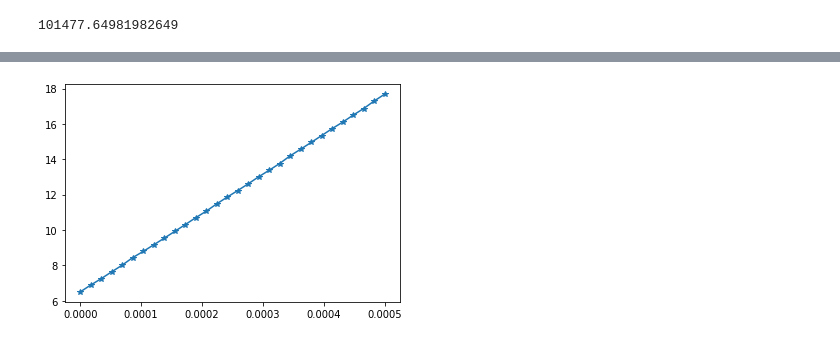
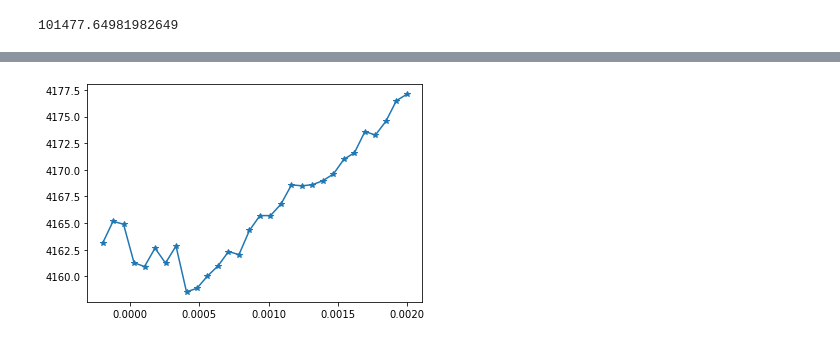
Before and after one commit to jsalfi/qstlab, a Jupyter notebook: IV characteristics.ipynb, the cells around one changed output, grey strips where cells are left out. Cells and saved outputs as stored; diff of their text form; code cells hidden in the pictures.

Commit message:
Updated the IV characteristics with Aug 2 leakage data at 4K; Also uploaded the qdac driver

```diff
--- a/IV characteristics.ipynb
+++ b/IV characteristics.ipynb
@@ -914,0 +956,16 @@ This data is between pin 18 and 23
+# %%
+# qdacExample.py
+# Copyright QDevil ApS, 2018, 2019
+VERSION = "1.21"
+
+import qdac
+import random
+import math
+
+with qdac.qdac('COM5') as q:
+    print("QDAC Serial number: %s" % q.getSerialNumber())
+    print("Number of channels: %d" % q.getNumberOfChannels())
+
+    print("-----------------------------------------------")
+    print("Setting Channel 1 voltage range to 10 V")
+    result = q.setVoltageRange(channel=1, theRange=10)
@@ -1119,3 +1160,0 @@ All done! Setting Voltage at channel 1 to zero {'Voltage': 0.0, 'Digital': 59}
-# %%
-with qdac.qdac('COM3') as q:
-        q.restart()
@@ -1396,14 +1416,41 @@ All done! Setting Voltage at channel 1 to zero {'Voltage': 0.0, 'Digital': 59}
 # %%
+import os
+import nidaqmx
+import numpy as np
+from scipy import signal
+import matplotlib.pyplot as plt
+import qdac
+from nidaqmx.constants import AcquisitionType as AcqType
+from nidaqmx.constants import TerminalConfiguration as TermConfig
+from datetime import datetime
+
+
+%matplotlib inline
+
+
+os.chdir('/Users/Measurement2/OneDrive/GroupShared/Data/Qsim/20200902/Leakage')
+
+with open('filenum.txt', 'r') as f:
+  filenum = f.readline()
+
+print(filenum)
+
+
+
+
 N = 30
-voltages = np.linspace(0, 500e-6, num=N)
+voltages = np.linspace(-200e-6, 2e-3, num=N)
 currents = np.zeros(N)
 
-with qdac.qdac('COM3') as q:
+
+
+
+with qdac.qdac('COM5') as q:
         print('Setting Current range at channel 1 to 1uA: ', q.setCurrentRange(1, 1e-6))
         print('Setting Voltage range at channel 1 to 1 V: ', q.setVoltageRange(1, 1))
 
 for i in np.arange(N):
-    with qdac.qdac('COM3') as q:
+    with qdac.qdac('COM5') as q:
         print('Setting Voltage at channel 1 is: ', q.setDCVoltage(1, voltages[i]), ' V')
         gain = 1e6 # gain of the preamps
 
@@ -1418,7 +1465,7 @@ for i in np.arange(N):
         with nidaqmx.Task() as acqu_task:
             # Set acquisition channels and specs
             # Change the voltage range if necessary
-            acqu_task.ai_channels.add_ai_voltage_chan("Dev1/ai0",terminal_config=TermConfig.DIFFERENTIAL,min_val=-10,max_val=10)
+            acqu_task.ai_channels.add_ai_voltage_chan("Dev2/ai0",terminal_config=TermConfig.DIFFERENTIAL,min_val=-10,max_val=10)
             acqu_task.timing.cfg_samp_clk_timing(rs_acqu,sample_mode=AcqType.FINITE,samps_per_chan=ns_acqu)
 
             # Start acquisition
@@ -1434,12 +1481,33 @@ for i in np.arange(N):
 
             currents[i] = current_i.mean()
 
-with qdac.qdac('COM3') as q:
+with qdac.qdac('COM5') as q:
         print('All done! Setting Voltage at channel 1 to zero', q.setDCVoltage(1, 0), ' V')
 
 plt.figure()
 plt.plot(voltages, currents, '-*')
 
-R = (voltages[-1]-voltages[0])/(currents[-1]-currents[0])
-print(R*1e9)
+x=voltages
+y=currents
+data = np.column_stack((x, y))
+date=datetime.now()
+header="Meas info: I-V Leakage sample,Between (23,28); gain=1e6; changed the excitation range to (-200uv-->2mV) \n  "
+header+="TMC~4K"
+header+=str(date)+"\n"
+header+= "x=V(V), y=I(nA)\n"
+
+
+path=os.getcwd()
+print(os.getcwd())
+
+filename='dat'+str(filenum)
+print(filename)
+
+with open(os.path.join(path,filename), 'ab') as file:
+    np.savetxt(file,data,header=header,delimiter=',')
+
+filenum=int(filenum)+1
+
+with open('filenum.txt', 'w') as f:
+   f.write('%d' % filenum)
 # %% [output]
@@ -1463 +1531 @@ All done! Setting Voltage at channel 1 to zero {'Voltage': 0.0, 'Digital': 59}
-[figure, old version]
+[figure, new version]
```
Also changed, not shown: parts of 55 cells of this notebook, 2 other files.
